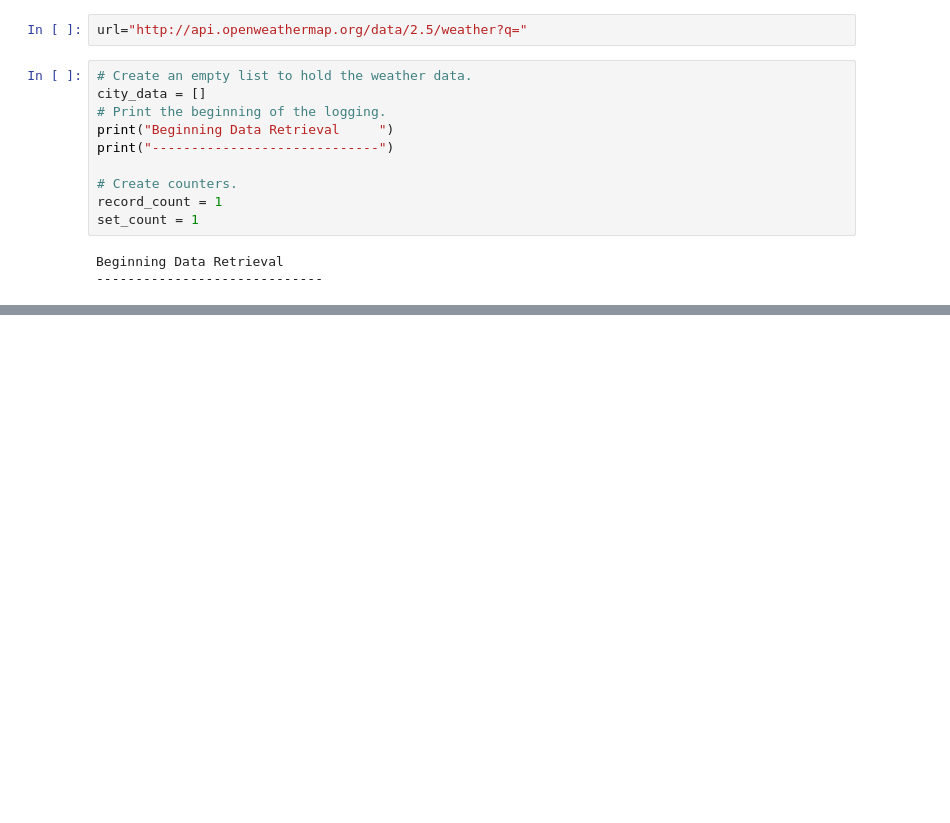
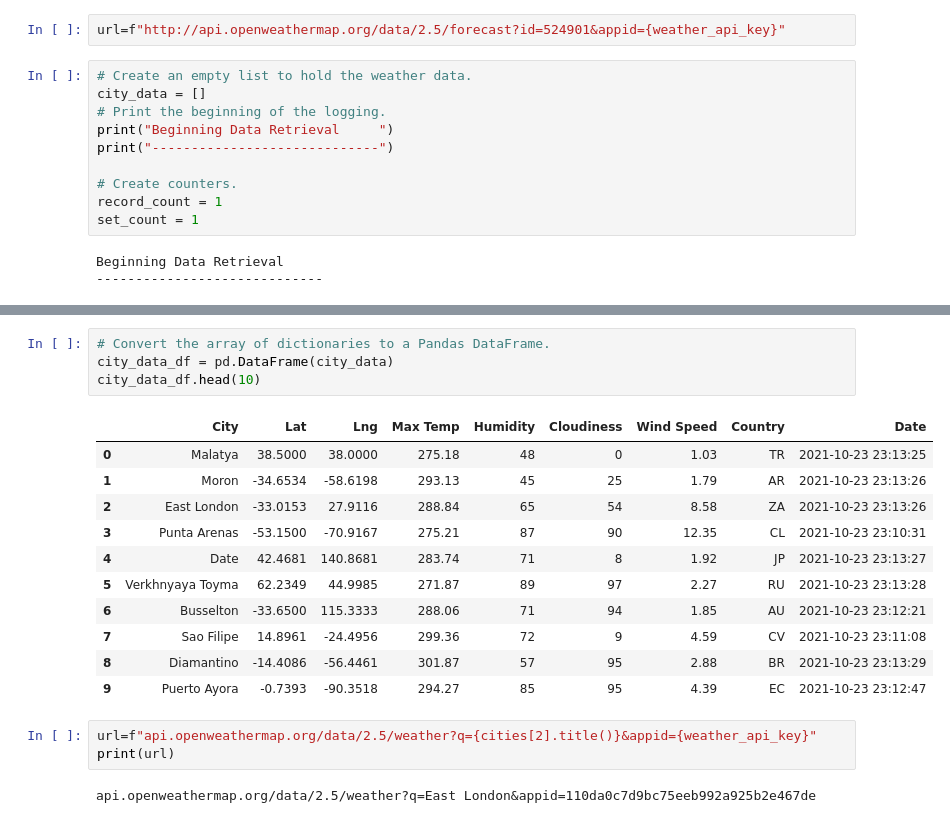
Before and after one commit to claud-e/World-Weather-Analysis, a Jupyter notebook: WeatherPy.ipynb, the cells around one changed output, grey strips where cells are left out. Drawn from its saved outputs; the diff is of its cells as text; blank space fills up the shorter version.

```diff
--- a/WeatherPy.ipynb
+++ b/WeatherPy.ipynb
@@ -39,7 +39,7 @@ from config import weather_api_key
 # Import the datetime module from the datetime library.
 from datetime import datetime
 # %%
-url="http://api.openweathermap.org/data/2.5/weather?q="
+url=f"http://api.openweathermap.org/data/2.5/forecast?id=524901&appid={weather_api_key}"
 # %%
 # Create an empty list to hold the weather data.
 city_data = []
@@ -67,0 +134,21 @@ NameError: name 'cities' is not defined
+# %%
+# Convert the array of dictionaries to a Pandas DataFrame.
+city_data_df = pd.DataFrame(city_data)
+city_data_df.head(10)
+# %% [output]
+|  | City | Lat | Lng | Max Temp | Humidity | Cloudiness | Wind Speed | Country | Date |
+| 0 | Malatya | 38.5000 | 38.0000 | 275.18 | 48 | 0 | 1.03 | TR | 2021-10-23 23:13:25 |
+| 1 | Moron | -34.6534 | -58.6198 | 293.13 | 45 | 25 | 1.79 | AR | 2021-10-23 23:13:26 |
+| 2 | East London | -33.0153 | 27.9116 | 288.84 | 65 | 54 | 8.58 | ZA | 2021-10-23 23:13:26 |
+| 3 | Punta Arenas | -53.1500 | -70.9167 | 275.21 | 87 | 90 | 12.35 | CL | 2021-10-23 23:10:31 |
+| 4 | Date | 42.4681 | 140.8681 | 283.74 | 71 | 8 | 1.92 | JP | 2021-10-23 23:13:27 |
+| 5 | Verkhnyaya Toyma | 62.2349 | 44.9985 | 271.87 | 89 | 97 | 2.27 | RU | 2021-10-23 23:13:28 |
+| 6 | Busselton | -33.6500 | 115.3333 | 288.06 | 71 | 94 | 1.85 | AU | 2021-10-23 23:12:21 |
+| 7 | Sao Filipe | 14.8961 | -24.4956 | 299.36 | 72 | 9 | 4.59 | CV | 2021-10-23 23:11:08 |
+| 8 | Diamantino | -14.4086 | -56.4461 | 301.87 | 57 | 95 | 2.88 | BR | 2021-10-23 23:13:29 |
+| 9 | Puerto Ayora | -0.7393 | -90.3518 | 294.27 | 85 | 95 | 4.39 | EC | 2021-10-23 23:12:47 |
+# %%
+url=f"api.openweathermap.org/data/2.5/weather?q={cities[2].title()}&appid={weather_api_key}"
+print(url)
+# %% [output]
+api.openweathermap.org/data/2.5/weather?q=East London&appid=110da0c7d9bc75eeb992a925b2e467de
```
Also changed, not shown: parts of 5 cells of this notebook.
